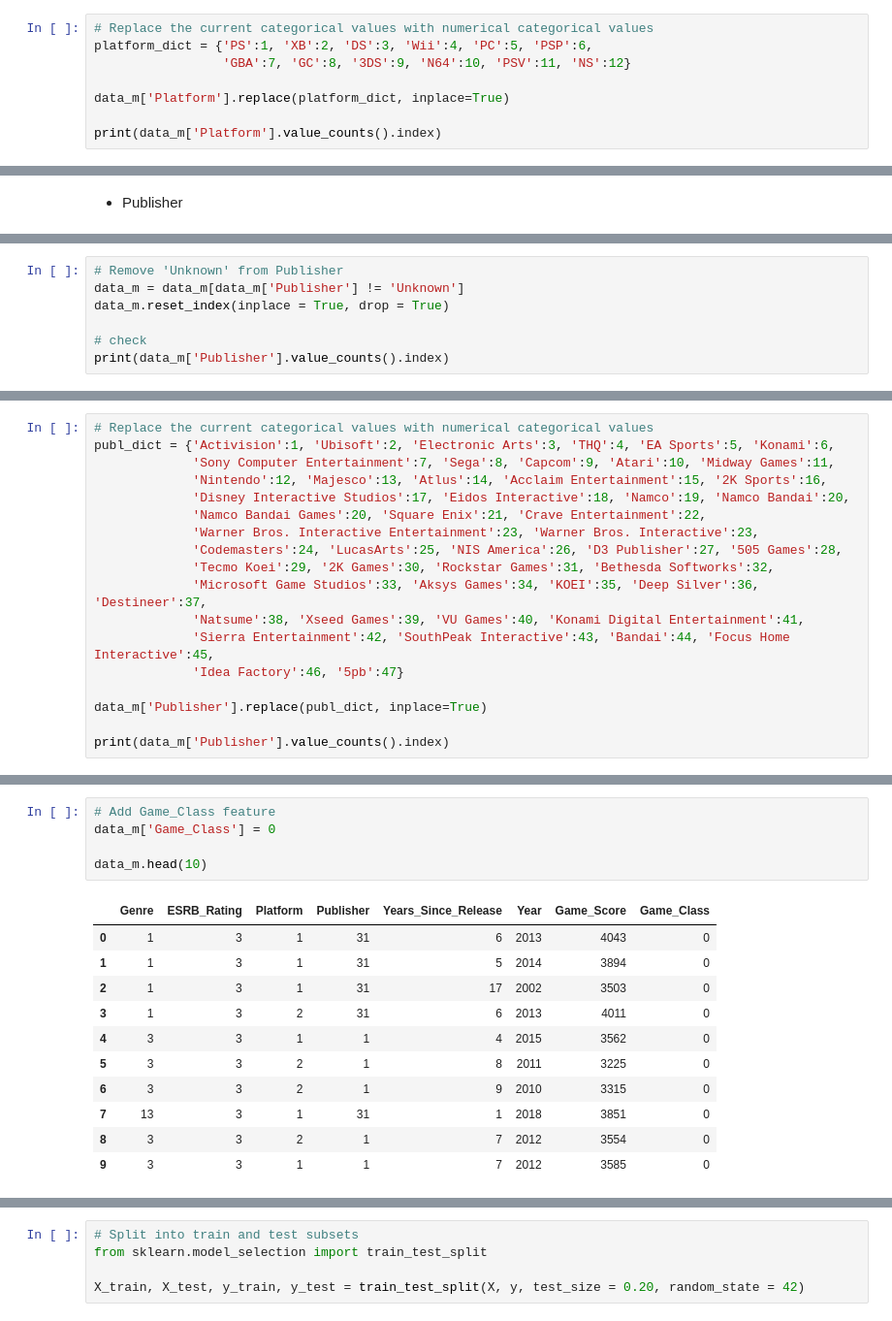
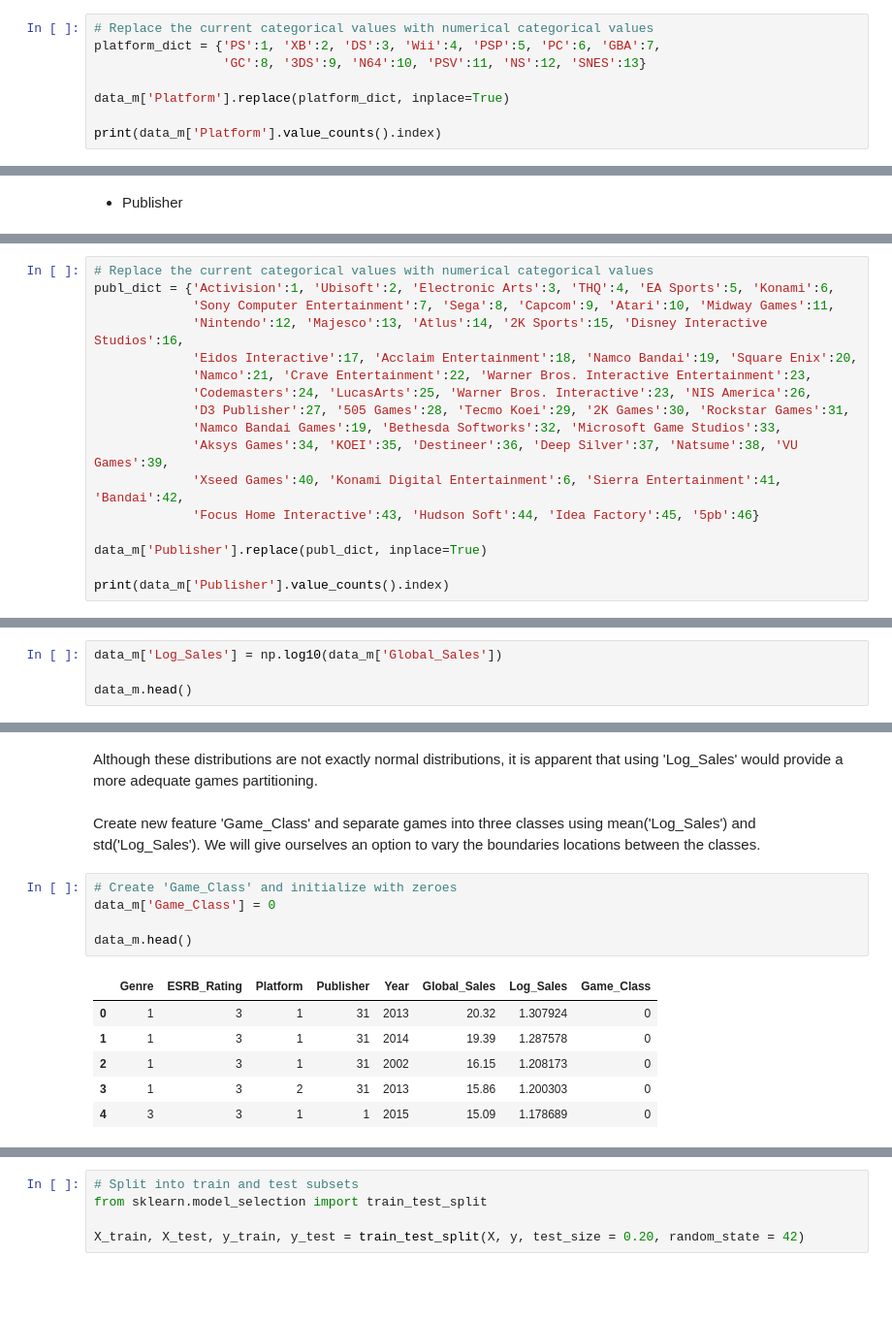
Before and after one commit to marin-stoytchev/Springboard-projects, a Jupyter notebook: CapstoneProject_2/capstone_project_2.ipynb, the cells around one changed output, grey strips where cells are left out. Shown at 97% size. Drawn from its saved outputs; the diff is of its cells as text; blank space fills up the shorter version.

```diff
--- a/CapstoneProject_2/capstone_project_2.ipynb
+++ b/CapstoneProject_2/capstone_project_2.ipynb
@@ -1577,8 +1155,8 @@ Index(['PS', 'XB', 'DS', 'Wii', 'PSP', 'PC', 'GBA', 'GC', '3DS', 'N64', 'PSV',
       dtype='object')
 # %%
 # Replace the current categorical values with numerical categorical values
-platform_dict = {'PS':1, 'XB':2, 'DS':3, 'Wii':4, 'PC':5, 'PSP':6,
-                 'GBA':7, 'GC':8, '3DS':9, 'N64':10, 'PSV':11, 'NS':12}
+platform_dict = {'PS':1, 'XB':2, 'DS':3, 'Wii':4, 'PSP':5, 'PC':6, 'GBA':7,
+                 'GC':8, '3DS':9, 'N64':10, 'PSV':11, 'NS':12, 'SNES':13}
 
 data_m['Platform'].replace(platform_dict, inplace=True)
 
@@ -1606,8 +1184 @@ Index(['Activision', 'Ubisoft', 'Electronic Arts', 'THQ', 'EA Sports',
       dtype='object')
-# %%
-# Remove 'Unknown' from Publisher
-data_m = data_m[data_m['Publisher'] != 'Unknown']
-data_m.reset_index(inplace = True, drop = True)
-
-# check
-print(data_m['Publisher'].value_counts().index)
@@ -1630,16 +1186,15 @@ Index(['Activision', 'Ubisoft', 'Electronic Arts', 'THQ', 'EA Sports',
 # Replace the current categorical values with numerical categorical values
 publ_dict = {'Activision':1, 'Ubisoft':2, 'Electronic Arts':3, 'THQ':4, 'EA Sports':5, 'Konami':6,
              'Sony Computer Entertainment':7, 'Sega':8, 'Capcom':9, 'Atari':10, 'Midway Games':11,
-             'Nintendo':12, 'Majesco':13, 'Atlus':14, 'Acclaim Entertainment':15, '2K Sports':16,
-             'Disney Interactive Studios':17, 'Eidos Interactive':18, 'Namco':19, 'Namco Bandai':20,
-             'Namco Bandai Games':20, 'Square Enix':21, 'Crave Entertainment':22,
-             'Warner Bros. Interactive Entertainment':23, 'Warner Bros. Interactive':23,
-             'Codemasters':24, 'LucasArts':25, 'NIS America':26, 'D3 Publisher':27, '505 Games':28,
-             'Tecmo Koei':29, '2K Games':30, 'Rockstar Games':31, 'Bethesda Softworks':32,
-             'Microsoft Game Studios':33, 'Aksys Games':34, 'KOEI':35, 'Deep Silver':36, 'Destineer':37,
-             'Natsume':38, 'Xseed Games':39, 'VU Games':40, 'Konami Digital Entertainment':41,
-             'Sierra Entertainment':42, 'SouthPeak Interactive':43, 'Bandai':44, 'Focus Home Interactive':45,
-             'Idea Factory':46, '5pb':47}
+             'Nintendo':12, 'Majesco':13, 'Atlus':14, '2K Sports':15, 'Disney Interactive Studios':16,
+             'Eidos Interactive':17, 'Acclaim Entertainment':18, 'Namco Bandai':19, 'Square Enix':20,
+             'Namco':21, 'Crave Entertainment':22, 'Warner Bros. Interactive Entertainment':23,
+             'Codemasters':24, 'LucasArts':25, 'Warner Bros. Interactive':23, 'NIS America':26,
+             'D3 Publisher':27, '505 Games':28, 'Tecmo Koei':29, '2K Games':30, 'Rockstar Games':31,
+             'Namco Bandai Games':19, 'Bethesda Softworks':32, 'Microsoft Game Studios':33,
+             'Aksys Games':34, 'KOEI':35, 'Destineer':36, 'Deep Silver':37, 'Natsume':38, 'VU Games':39,
+             'Xseed Games':40, 'Konami Digital Entertainment':6, 'Sierra Entertainment':41, 'Bandai':42,
+             'Focus Home Interactive':43, 'Hudson Soft':44, 'Idea Factory':45, '5pb':46}
 
 data_m['Publisher'].replace(publ_dict, inplace=True)
 
@@ -1653,0 +1232,4 @@ Int64Index([ 1,  2,  3,  4,  5,  6,  7,  8,  9, 10, 23, 11, 20, 12, 13, 14, 15,
+# %%
+data_m['Log_Sales'] = np.log10(data_m['Global_Sales'])
+
+data_m.head()
@@ -1654,17 +1290,16 @@ Int64Index([ 1,  2,  3,  4,  5,  6,  7,  8,  9, 10, 23, 11, 20, 12, 13, 14, 15,
+# %% [markdown]
+Although these distributions are not exactly normal distributions, it is apparent that using 'Log_Sales' would provide a more adequate games partitioning.
+# %% [markdown]
+Create new feature 'Game_Class' and separate games into three classes using mean('Log_Sales') and std('Log_Sales'). We will give ourselves an option to vary the boundaries locations between the classes.
 # %%
-# Add Game_Class feature
+# Create 'Game_Class' and initialize with zeroes
 data_m['Game_Class'] = 0
 
-data_m.head(10)
+data_m.head()
 # %% [output]
-|  | Genre | ESRB_Rating | Platform | Publisher | Years_Since_Release | Year | Game_Score | Game_Class |
-| 0 | 1 | 3 | 1 | 31 | 6 | 2013 | 4043 | 0 |
-| 1 | 1 | 3 | 1 | 31 | 5 | 2014 | 3894 | 0 |
-| 2 | 1 | 3 | 1 | 31 | 17 | 2002 | 3503 | 0 |
-| 3 | 1 | 3 | 2 | 31 | 6 | 2013 | 4011 | 0 |
-| 4 | 3 | 3 | 1 | 1 | 4 | 2015 | 3562 | 0 |
-| 5 | 3 | 3 | 2 | 1 | 8 | 2011 | 3225 | 0 |
-| 6 | 3 | 3 | 2 | 1 | 9 | 2010 | 3315 | 0 |
-| 7 | 13 | 3 | 1 | 31 | 1 | 2018 | 3851 | 0 |
-| 8 | 3 | 3 | 2 | 1 | 7 | 2012 | 3554 | 0 |
-| 9 | 3 | 3 | 1 | 1 | 7 | 2012 | 3585 | 0 |
+|  | Genre | ESRB_Rating | Platform | Publisher | Year | Global_Sales | Log_Sales | Game_Class |
+| 0 | 1 | 3 | 1 | 31 | 2013 | 20.32 | 1.307924 | 0 |
+| 1 | 1 | 3 | 1 | 31 | 2014 | 19.39 | 1.287578 | 0 |
+| 2 | 1 | 3 | 1 | 31 | 2002 | 16.15 | 1.208173 | 0 |
+| 3 | 1 | 3 | 2 | 31 | 2013 | 15.86 | 1.200303 | 0 |
+| 4 | 3 | 3 | 1 | 1 | 2015 | 15.09 | 1.178689 | 0 |
```
Also changed, not shown: parts of 353 cells of this notebook.
